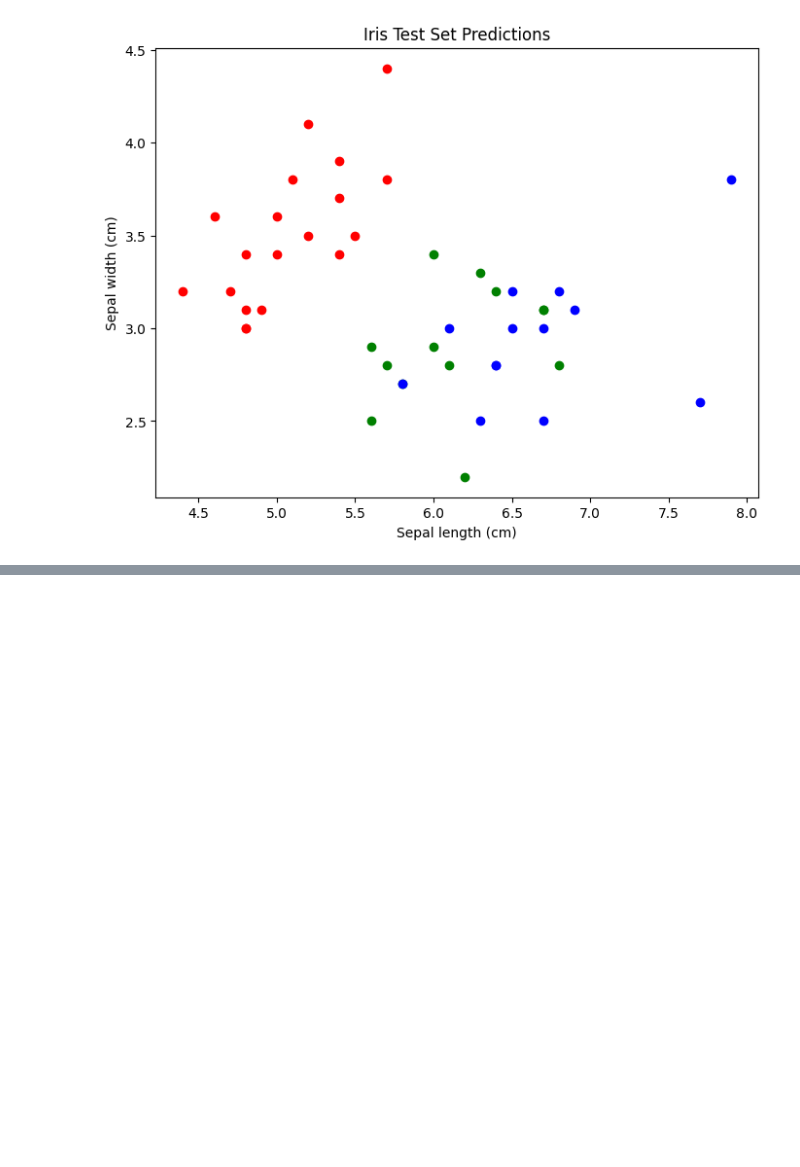
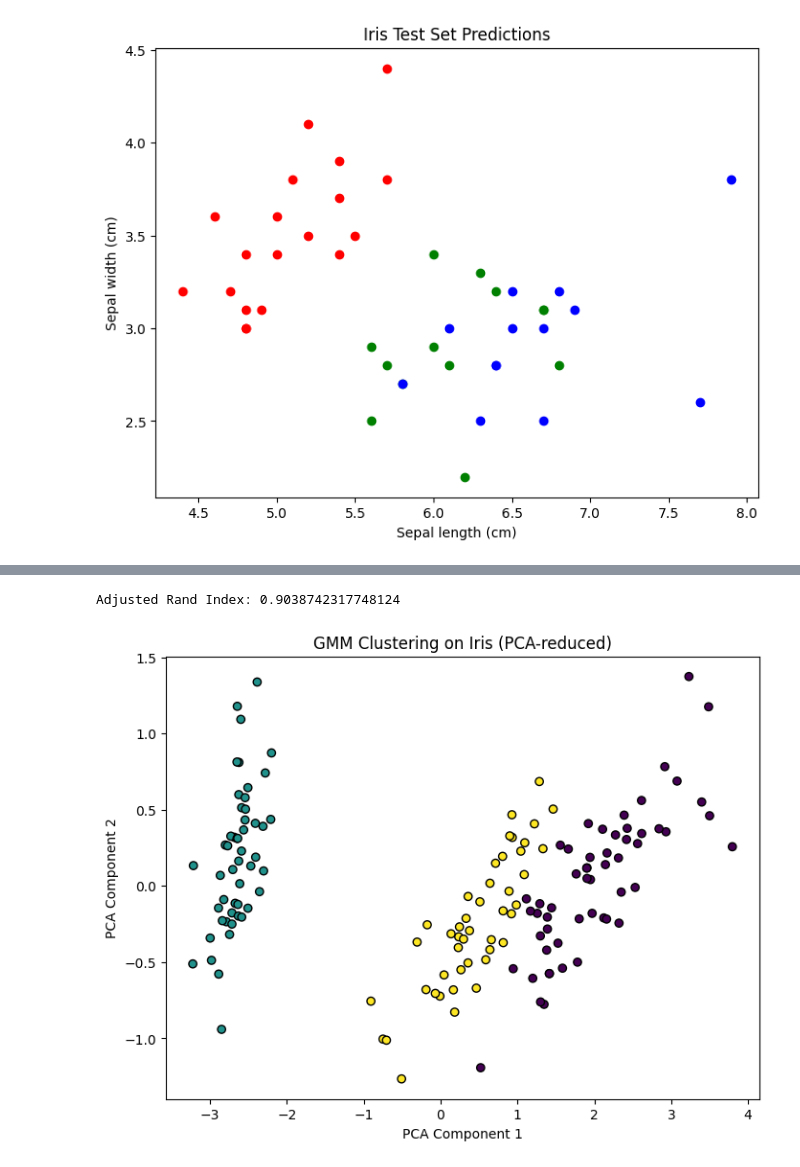
Before and after one commit to YheChen/LearningML, a Jupyter notebook: IrisFlower.ipynb, the cells around one changed output, grey strips where cells are left out. Saved outputs shown, nothing was run; the diff lists cells and outputs as text; code cells hidden in the pictures; blank space fills up the shorter version.

```diff
--- a/IrisFlower.ipynb
+++ b/IrisFlower.ipynb
@@ -62,0 +110,37 @@ plt.show()
+# %%
+import numpy as np
+import matplotlib.pyplot as plt
+from sklearn.datasets import load_iris
+from sklearn.mixture import GaussianMixture
+from sklearn.decomposition import PCA
+from sklearn.metrics import adjusted_rand_score
+
+# Load Iris data
+iris = load_iris()
+X = iris.data
+y_true = iris.target
+
+# Fit GMM with 3 components (since Iris has 3 species)
+gmm = GaussianMixture(n_components=3, covariance_type='full', random_state=42)
+gmm.fit(X)
+
+# Predict cluster labels
+y_gmm = gmm.predict(X)
+
+# Evaluate clustering performance
+ari = adjusted_rand_score(y_true, y_gmm)
+print("Adjusted Rand Index:", ari)
+
+# Visualize using PCA (2D projection)
+pca = PCA(n_components=2)
+X_reduced = pca.fit_transform(X)
+
+plt.figure(figsize=(8,6))
+plt.scatter(X_reduced[:, 0], X_reduced[:, 1], c=y_gmm, cmap='viridis', edgecolor='k')
+plt.title("GMM Clustering on Iris (PCA-reduced)")
+plt.xlabel("PCA Component 1")
+plt.ylabel("PCA Component 2")
+plt.show()
+# %% [output]
+Adjusted Rand Index: 0.9038742317748124
+[figure, added]
```
Also changed, not shown: parts of 8 cells of this notebook.
